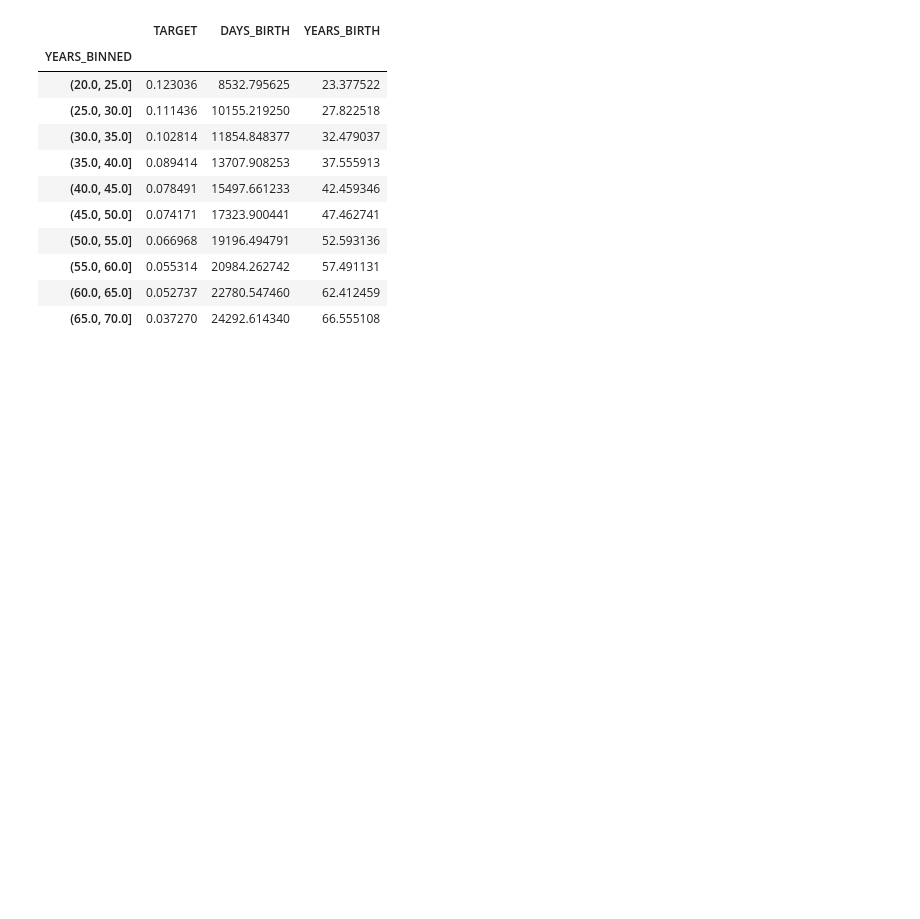
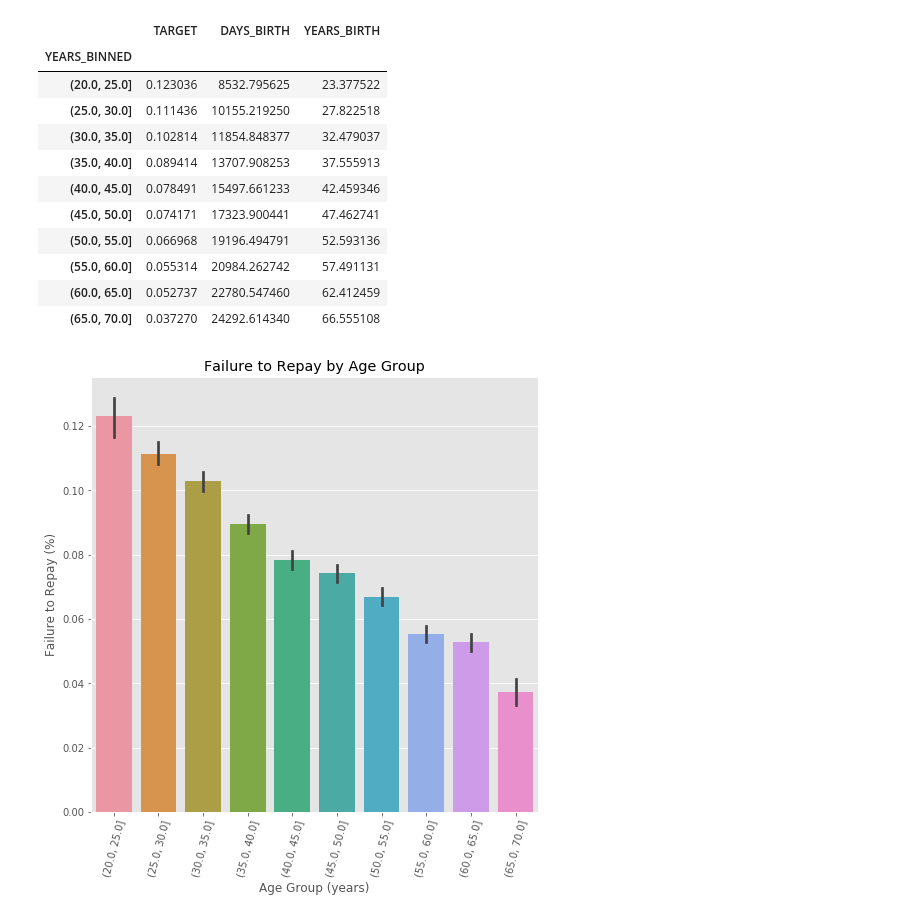
Before and after one commit to tommady/3rd-ML100Days, a Jupyter notebook: Day_016/Day_016_HW.ipynb, the cells around one changed output. Cells and saved outputs as stored; diff of their text form; code cells hidden in the pictures; blank space fills up the shorter version.

```diff
--- a/Day_016/Day_016_HW.ipynb
+++ b/Day_016/Day_016_HW.ipynb
@@ -116,14 +116,16 @@ age_groups
 # %%
 plt.figure(figsize = (8, 8))
 
 # 以年齡區間為 x, target 為 y 繪製 barplot
 """
 Your Code Here
 """
 px = age_data['YEARS_BINNED']
 py = age_data['TARGET']
-sns.barplot(px, py, estimator=sum)
+sns.barplot(px, py)
 
 # Plot labeling
 plt.xticks(rotation = 75); plt.xlabel('Age Group (years)'); plt.ylabel('Failure to Repay (%)')
 plt.title('Failure to Repay by Age Group');
+# %% [output]
+[figure, added]
```
